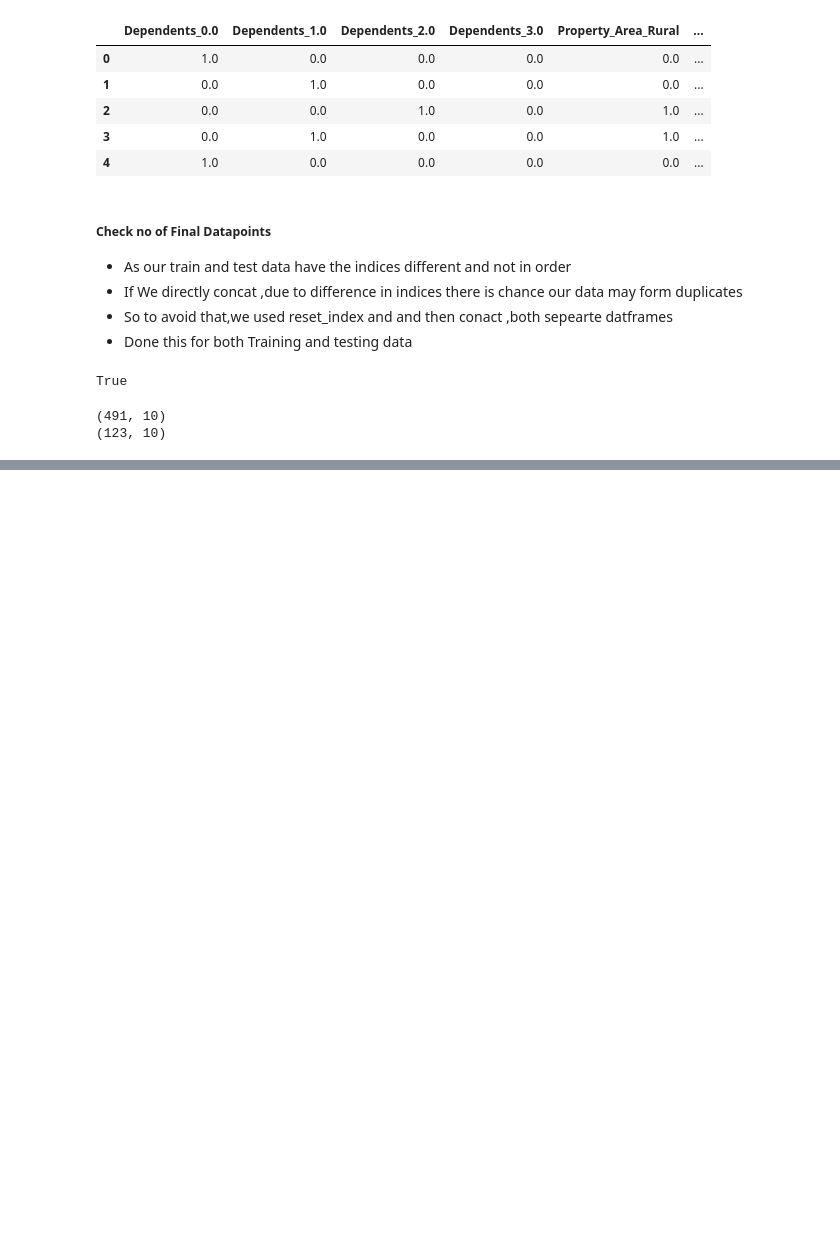
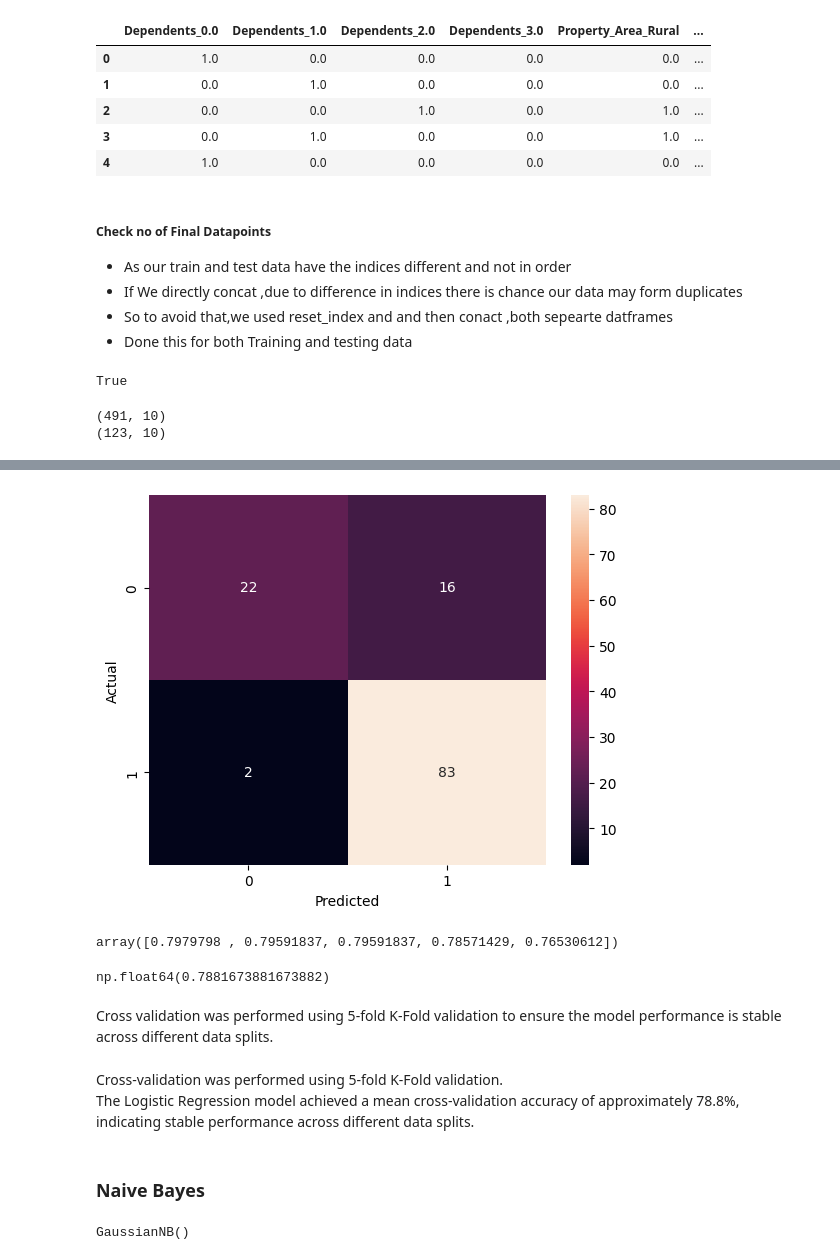
Before and after one commit to sivamani-muraboyina/LoanEligibilityPrediction, a Jupyter notebook: notebooks/model_building.ipynb, the cells around one changed output, grey strips where cells are left out. Cells and saved outputs as stored; diff of their text form; code cells hidden in the pictures; blank space fills up the shorter version.

```diff
--- a/notebooks/model_building.ipynb
+++ b/notebooks/model_building.ipynb
@@ -749,0 +875,4 @@ print(X_test.shape)
+# %%
+log_model = LogisticRegression()## intialise log_model
+# %%
+log_model.fit(X_final_train, y_train)
@@ -749,0 +883,2 @@ print(X_test.shape)
+# %%
+y_pred = log_model.predict(X_final_test)
@@ -749,0 +892,3 @@ print(X_test.shape)
+# %%
+con_matrix=confusion_matrix(y_test,y_pred)
+con_matrix
@@ -749,0 +924,30 @@ print(X_test.shape)
+# %%
+
+
+sns.heatmap(con_matrix, annot=True, fmt='d')
+plt.xlabel("Predicted")
+plt.ylabel("Actual")
+plt.show()
+# %% [output]
+[figure, added]
+# %%
+cv_scores = cross_val_score(log_model, X_final_train, y_train, cv=5)
+cv_scores
+# %% [output]
+array([0.7979798 , 0.79591837, 0.79591837, 0.78571429, 0.76530612])
+# %%
+cv_scores.mean()
+# %% [output]
+np.float64(0.7881673881673882)
+# %% [markdown]
+Cross validation was performed using 5-fold K-Fold validation to ensure the model performance is stable across different data splits.
+# %% [markdown]
+Cross-validation was performed using 5-fold K-Fold validation.
+The Logistic Regression model achieved a mean cross-validation accuracy of approximately 78.8%, indicating stable performance across different data splits.
+# %% [markdown]
+### Naive Bayes
+# %%
+nb_model = GaussianNB()
+nb_model.fit(X_final_train, y_train)
+# %% [output]
+GaussianNB()
```
Also changed, not shown: parts of 55 cells of this notebook, 1 other file.
